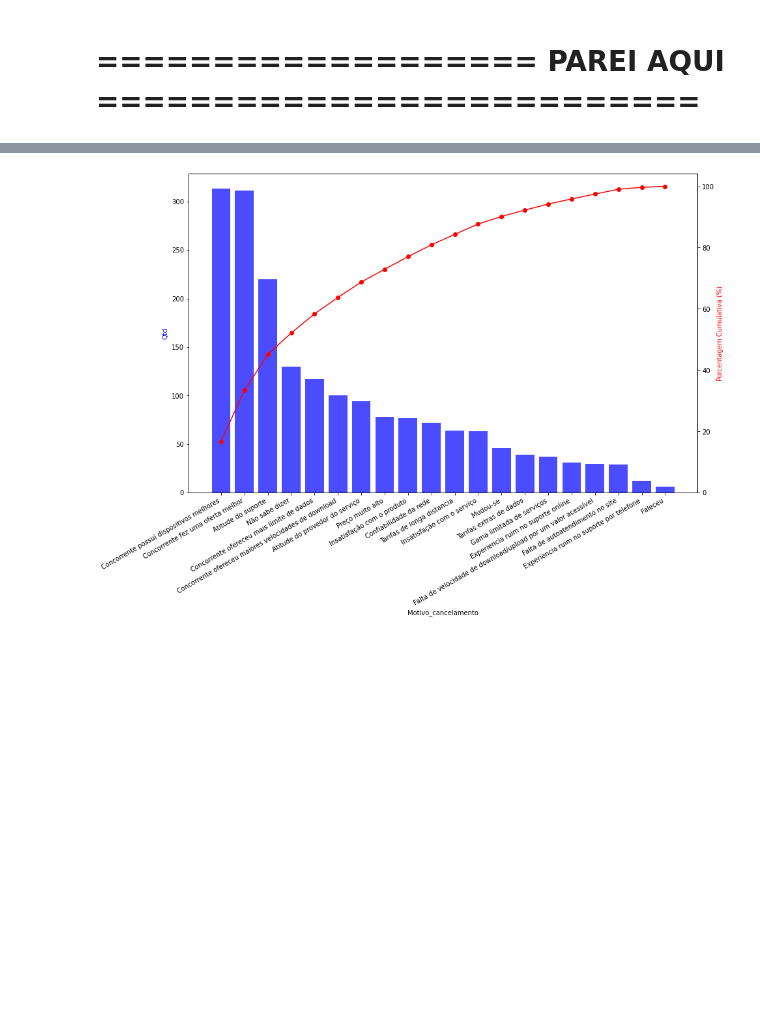
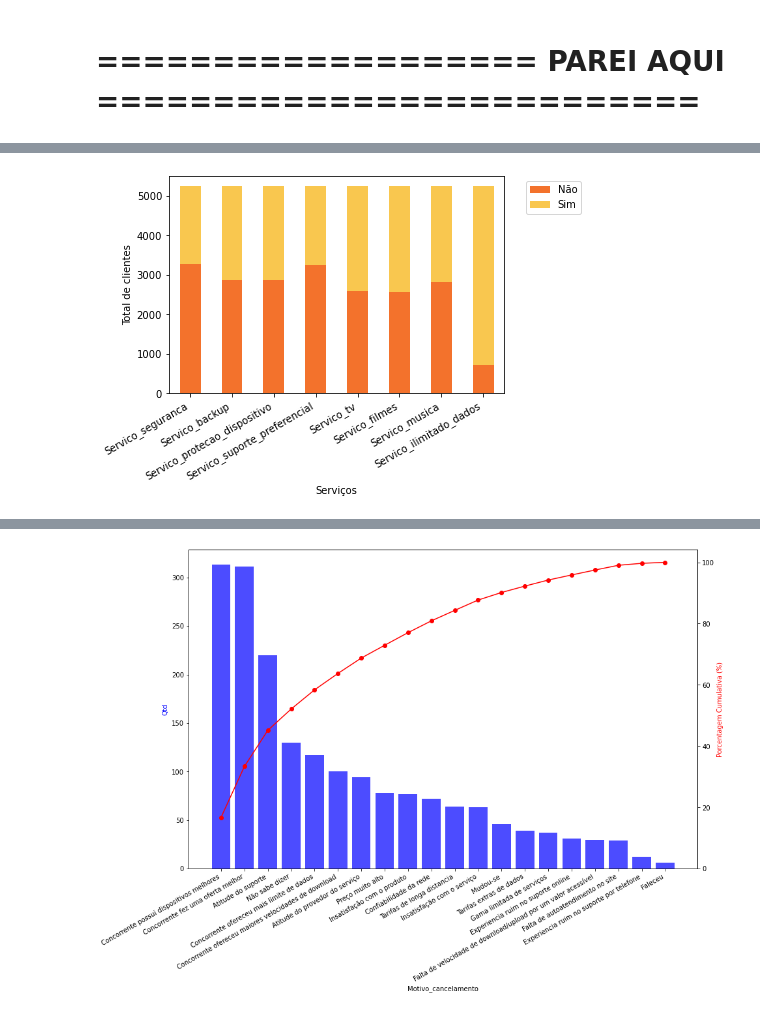
Before and after one commit to JuniorNS96/TCC, a Jupyter notebook: main.ipynb, the cells around one changed output, grey strips where cells are left out. Saved outputs shown, nothing was run; the diff lists cells and outputs as text; code cells hidden in the pictures; blank space fills up the shorter version.

```diff
--- a/main.ipynb
+++ b/main.ipynb
@@ -994,0 +1047,15 @@ plt.show()
+# %%
+df_default = df[df['Servico_internet']=="Sim"].loc[0:,['Servico_seguranca','Servico_backup',
+                                                       'Servico_protecao_dispositivo',
+                                                       'Servico_suporte_preferencial',
+                                                       'Servico_tv','Servico_filmes',
+                                                       'Servico_musica','Servico_ilimitado_dados']]
+counts = df_default.apply(pd.Series.value_counts)
+counts.T.plot(kind='bar', stacked=True, color=['#F3722C','#F9C74F'])
+plt.xlabel('Serviços')
+plt.ylabel('Total de clientes')
+plt.legend(bbox_to_anchor=(1.05, 1))
+plt.xticks(rotation=30,ha='right')
+plt.show()
+# %% [output]
+[figure, added]
```
Also changed, not shown: parts of 7 cells of this notebook, 4 other files.
